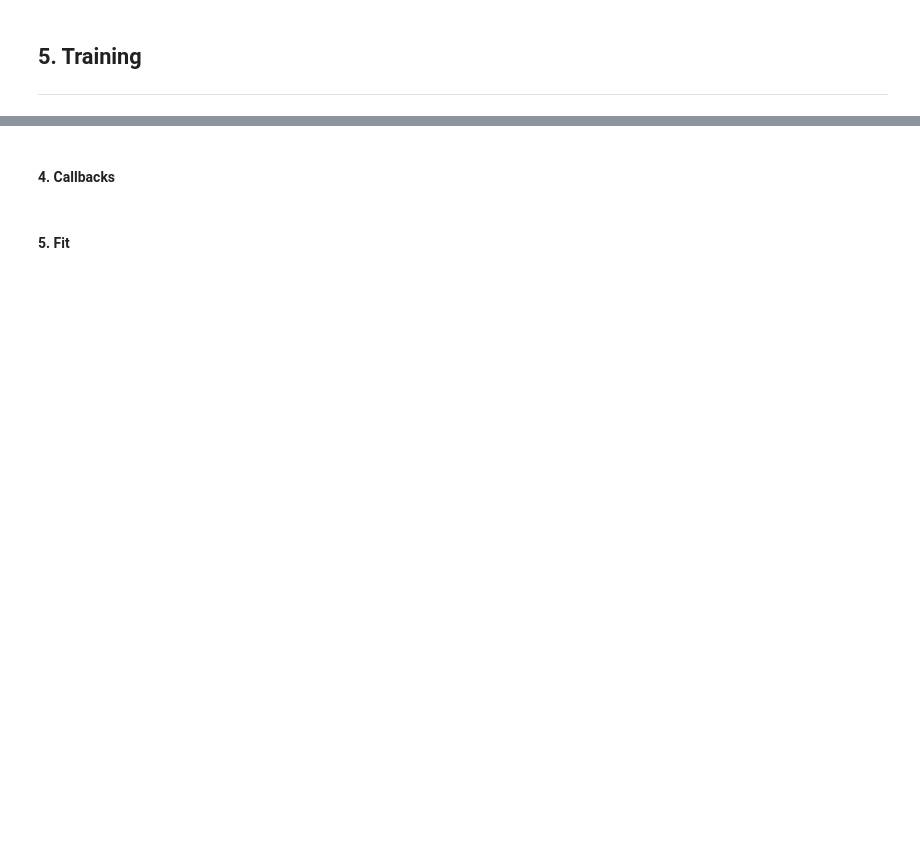
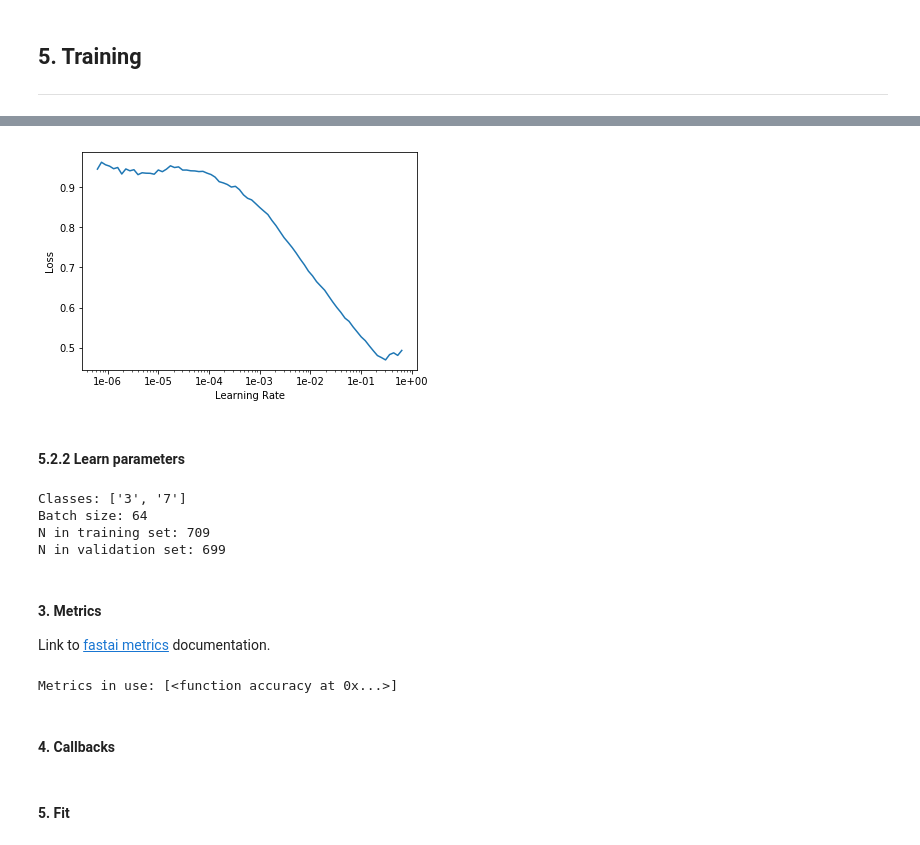
Before and after one commit to ttompk/ucsf_grinberg_neuro_images, a Jupyter notebook: early_development/fastai_template_single_label.ipynb, the cells around one changed output, grey strips where cells are left out. Drawn from its saved outputs; the diff is of its cells as text; code cells hidden in the pictures; blank space fills up the shorter version.

```diff
--- a/early_development/fastai_template_single_label.ipynb
+++ b/early_development/fastai_template_single_label.ipynb
@@ -95,7 +127,31 @@ learn = cnn_learner(data, model)
+# %%
+# plot the finder results
+learn.recorder.plot()
+# %% [output]
+[figure, added]
+# %% [markdown]
+#### 5.2.2 Learn parameters
+# %%
+print("Classes: {}".format(learn.data.classes))
+print("Batch size: {}".format(learn.data.batch_size))
+print("N in training set: {}".format(len(learn.data.train_ds)))
+print("N in validation set: {}".format(len(learn.data.valid_ds)))
+# %% [output]
+Classes: ['3', '7']
+Batch size: 64
+N in training set: 709
+N in validation set: 699
+# %% [markdown]
+#### **3. Metrics**
+
+Link to [fastai metrics](https://docs.fast.ai/metrics.html) documentation.
 # %%
 # Metrics
 # metrics always calculated on the validation set
 learn.metrics=[accuracy]
+print("Metrics in use: {}".format(learn.metrics))
+# %% [output]
+Metrics in use: [<function accuracy at 0x...>]
 # %% [markdown]
 #### **4. Callbacks**
 # %%
```
Also changed, not shown: parts of 42 cells of this notebook, 6 other files.
